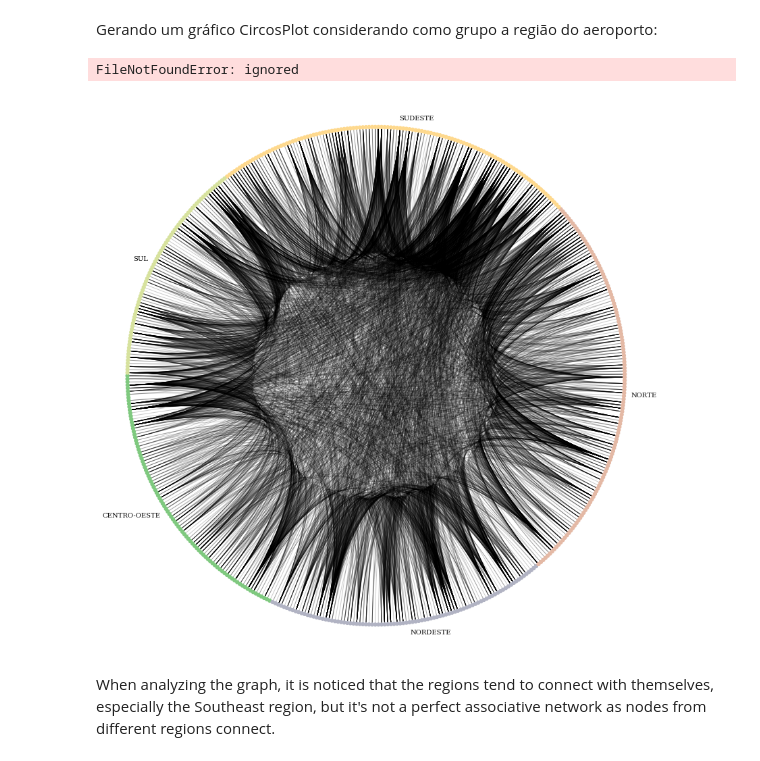
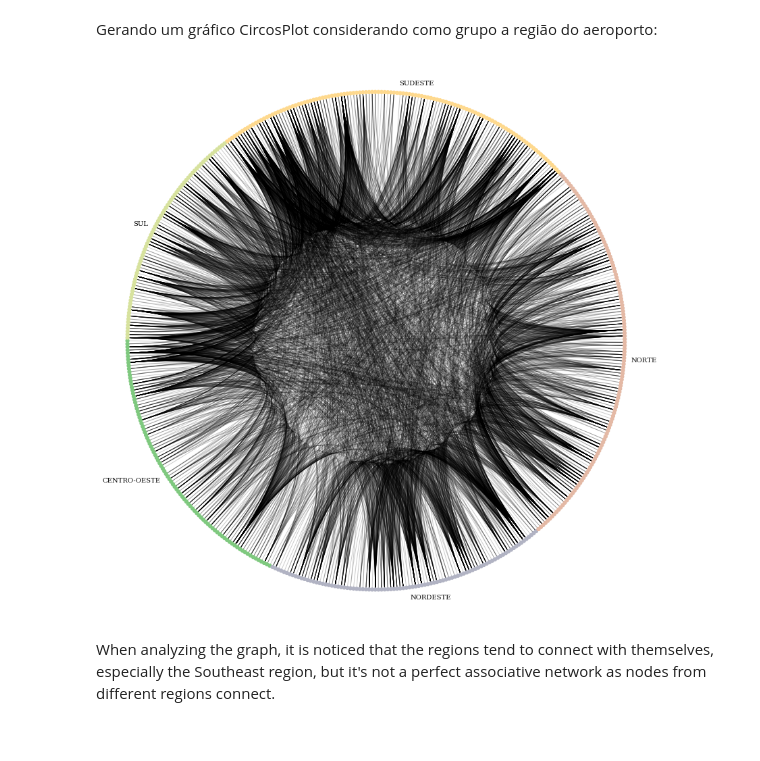
Before and after one commit to matheusriv/network_analysis_2021.2, a Jupyter notebook: Trabalho Unidade 01/Trabalho_2_Unidade_1.ipynb, the cells around one changed output. Saved outputs shown, nothing was run; the diff lists cells and outputs as text; code cells hidden in the pictures.

```diff
--- a/Trabalho Unidade 01/Trabalho_2_Unidade_1.ipynb
+++ b/Trabalho Unidade 01/Trabalho_2_Unidade_1.ipynb
@@ -104,18 +103,15 @@ Gerando um gráfico CircosPlot considerando como grupo a região do aeroporto:
 # %%
 from nxviz import CircosPlot
 circ = nxviz.CircosPlot(
     SG,
     node_grouping = "region",
     node_color = "region",
     group_label_position = "middle",
     figsize=(15,15)
 )
 circ.draw()
-fig = plt.gcf()
-fig.savefig('images/assortativity.png', dpi=100)
 # %% [output]
-FileNotFoundError: ignored
-[figure, old version]
+[figure, new version]
 # %% [markdown]
 When analyzing the graph, it is noticed that the regions tend to connect with themselves, especially the Southeast region, but it's not a perfect associative network as nodes from different regions connect.
 # %% [markdown]
```
Also changed, not shown: parts of 17 cells of this notebook, 5 other files.
